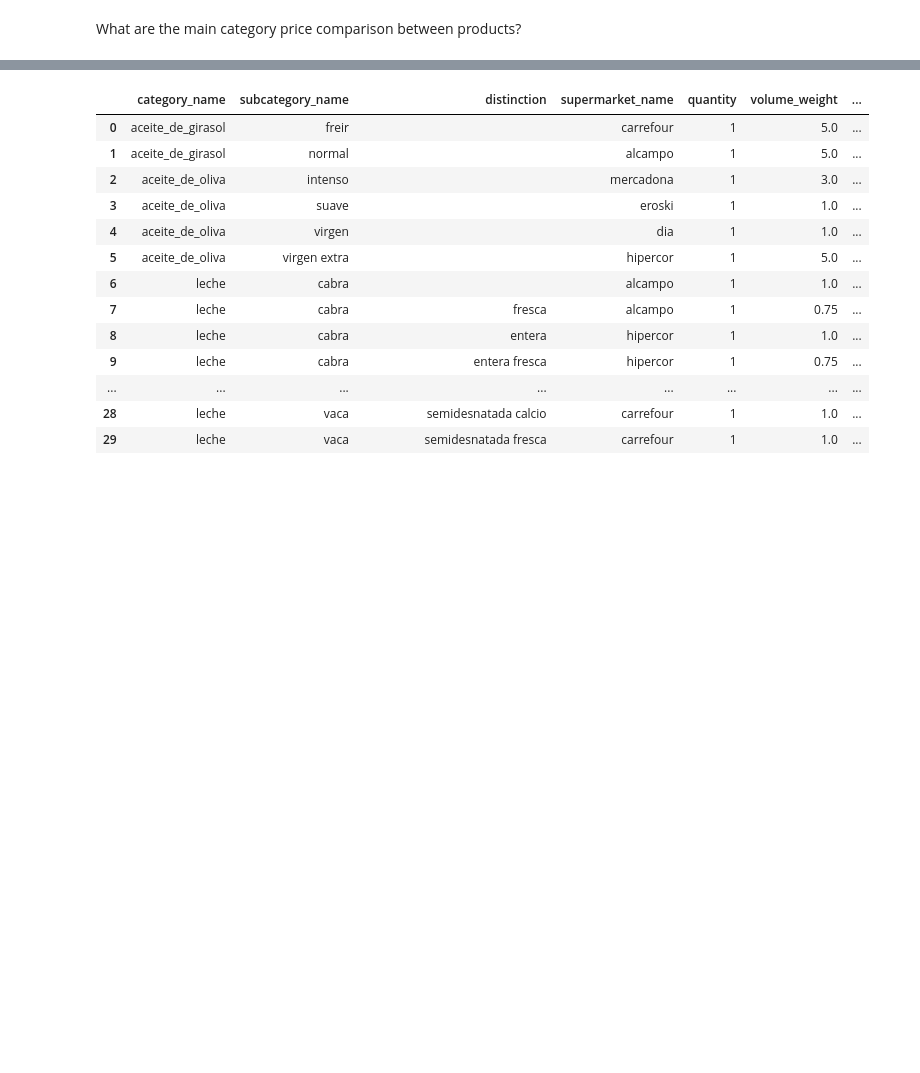
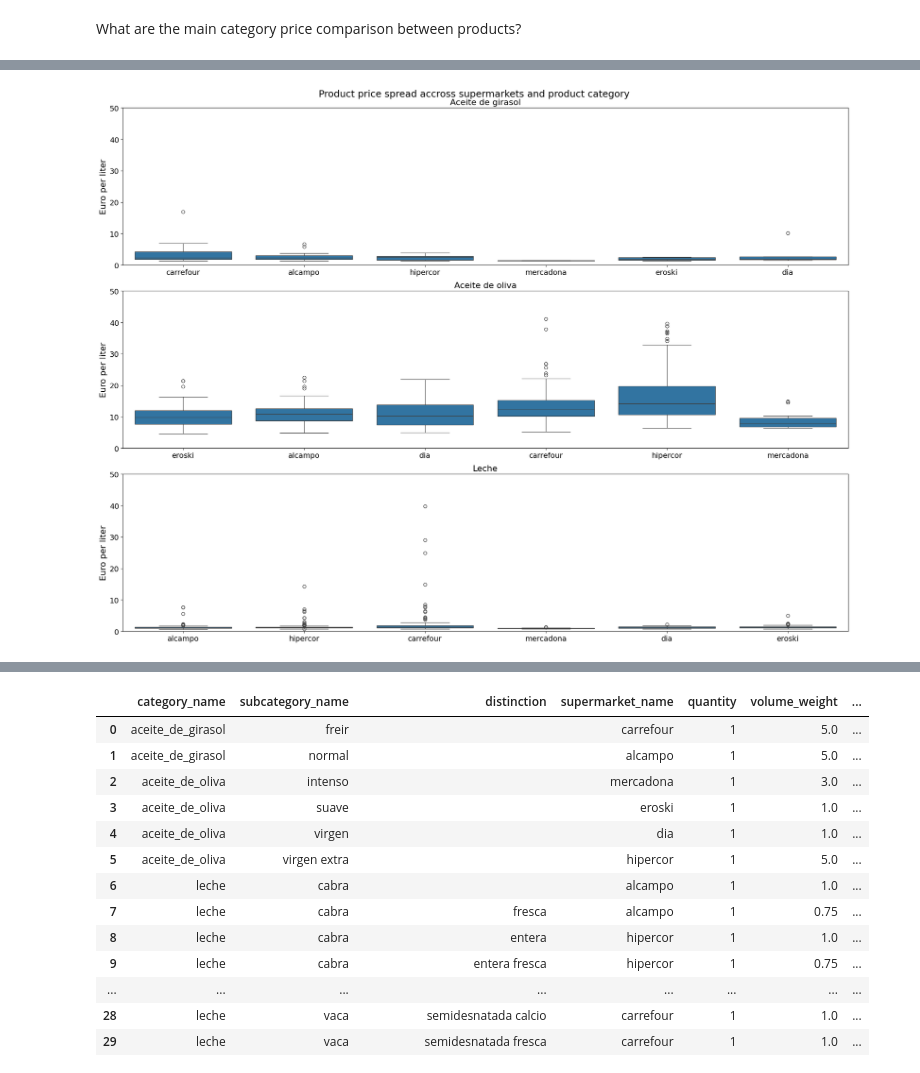
Before and after one commit to MiguelLopezVirues/Supermarket_basket_analysis, a Jupyter notebook: notebooks/4_data_analysis.ipynb, the cells around one changed output, grey strips where cells are left out. Drawn from its saved outputs; the diff is of its cells as text; code cells hidden in the pictures; blank space fills up the shorter version.

```diff
--- a/notebooks/4_data_analysis.ipynb
+++ b/notebooks/4_data_analysis.ipynb
@@ -74,0 +77,81 @@ What are the main category price comparison between products?
+# %%
+fig, axes = plt.subplots(3,1,figsize=(20,15))
+
+axes_flat = axes.flat
+
+plt.suptitle("Product price spread accross supermarkets and product category", fontsize=18)
+
+for ax, category in zip(axes_flat, ["'aceite_de_girasol'","'aceite_de_oliva'","'leche'"]):
+
+	query = f"""
+	SELECT s2.supermarket_name, category_name, subcategory_name, CONCAT(category_name, ' ', subcategory_name) AS subcategory_full, sp.latest_price / (p.quantity * p.volume_weight) AS euro_per_liter
+	FROM products p
+	INNER JOIN subcategories s
+		ON p.subcategory_id =s.subcategory_id
+	INNER JOIN categories c
+		ON s.category_id = c.category_id
+	INNER JOIN supermarkets_products sp
+		ON p.product_id = sp.product_id
+	INNER JOIN supermarkets s2
+		ON sp.supermarket_id = s2.supermarket_id
+	INNER JOIN brands b
+		ON b.brand_id = p.brand_id
+	WHERE s.subcategory_name != 'otras' -- helps distinguish not true category products, like milk hair masks o tuna in olive oil
+	AND units IS NOT NULL
+	AND units != 'g'
+	AND s.subcategory_name NOT LIKE '%otras%'
+	AND subcategory_name != 'cabra'
+	AND category_name = {category}
+	ORDER BY euro_per_liter;
+	"""
+
+	spread_analysis = connect_and_query("comparativa_supermercados", database_credentials, query)
+
+	category_formatted = category.replace("\'","").replace("_"," ").capitalize()
+	ax.set_title(category_formatted, fontsize=16)
+	sns.boxplot(
+		data=spread_analysis,
+		x="supermarket_name",
+		y="euro_per_liter",
+		ax=ax
+	)
+
+	ax.set_ylim(0,50)
+	ax.set_ylabel("Euro per liter", fontsize=16)
+	ax.tick_params(axis="both",labelsize=14)
+	ax.set_xlabel(None)
+
+
+plt.tight_layout()
+plt.show()
+
+query = """
+SELECT supermarket_name, category_name, ROUND(AVG(sp.latest_price / (p.quantity * p.volume_weight)),2) AS avg,
+    ROUND(MIN(sp.latest_price / (p.quantity * p.volume_weight)),2) AS min,
+    PERCENTILE_CONT(0.25) WITHIN GROUP (ORDER BY sp.latest_price / (p.quantity * p.volume_weight)) AS percentile_25,
+    PERCENTILE_CONT(0.5) WITHIN GROUP (ORDER BY sp.latest_price / (p.quantity * p.volume_weight)) AS median,
+    PERCENTILE_CONT(0.75) WITHIN GROUP (ORDER BY sp.latest_price / (p.quantity * p.volume_weight)) AS percentile_75,
+    ROUND(MAX(sp.latest_price / (p.quantity * p.volume_weight)),2) AS max,
+	ROUND((MAX(sp.latest_price / (p.quantity * p.volume_weight)) - MIN(sp.latest_price / (p.quantity * p.volume_weight))) / NULLIF(AVG(sp.latest_price / (p.quantity * p.volume_weight)), 0),2) AS spread_coef
+FROM products p
+INNER JOIN subcategories s
+	ON p.subcategory_id =s.subcategory_id
+INNER JOIN categories c
+	ON s.category_id = c.category_id
+INNER JOIN supermarkets_products sp
+	ON p.product_id = sp.product_id
+INNER JOIN supermarkets s2
+	ON sp.supermarket_id = s2.supermarket_id
+INNER JOIN brands b
+	ON b.brand_id = p.brand_id
+WHERE s.subcategory_name != 'otras' -- helps distinguish not true category products, like milk hair masks o tuna in olive oil
+AND units IS NOT NULL
+AND units != 'g'
+AND s.subcategory_name NOT LIKE '%otras%'
+AND subcategory_name != 'cabra'
+GROUP BY category_name, supermarket_name
+ORDER BY category_name, supermarket_name;
+"""
+spread_analysis = connect_and_query("comparativa_supermercados", database_credentials, query)
+# %% [output]
+[figure, added]
```
Also changed, not shown: parts of 57 cells of this notebook, 1 other file.
